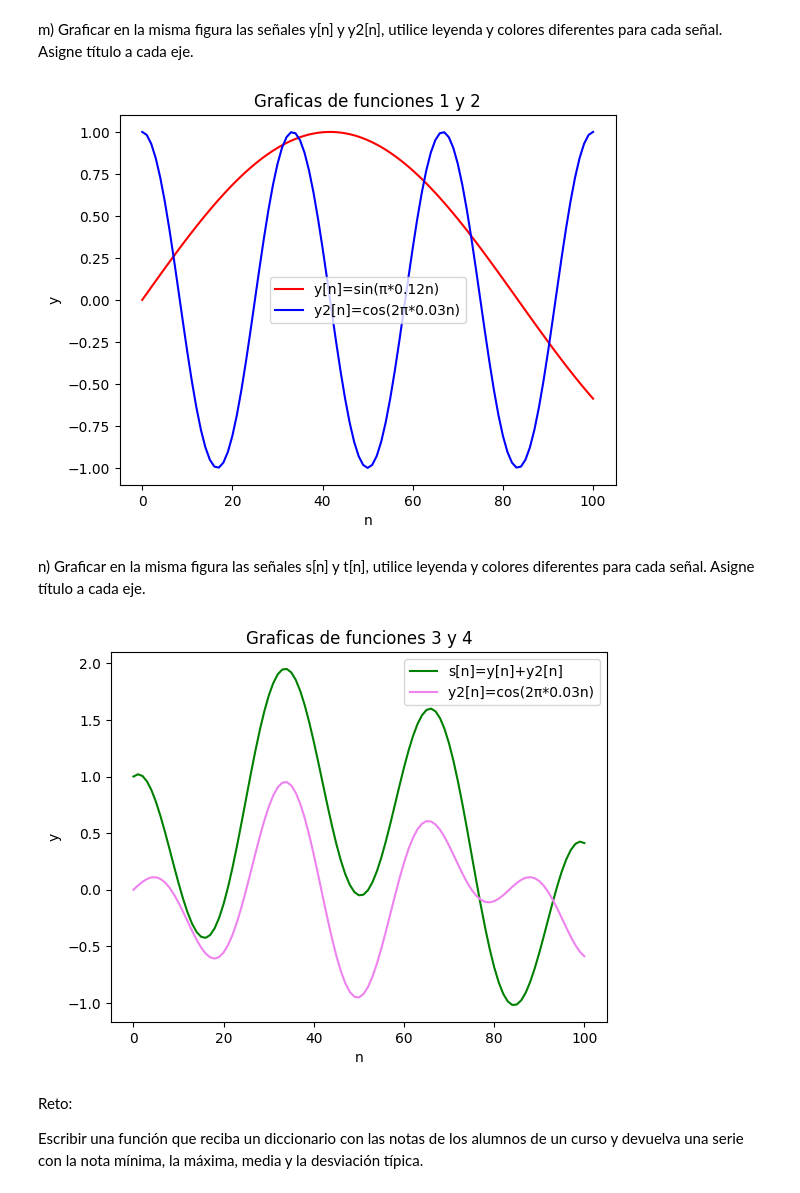
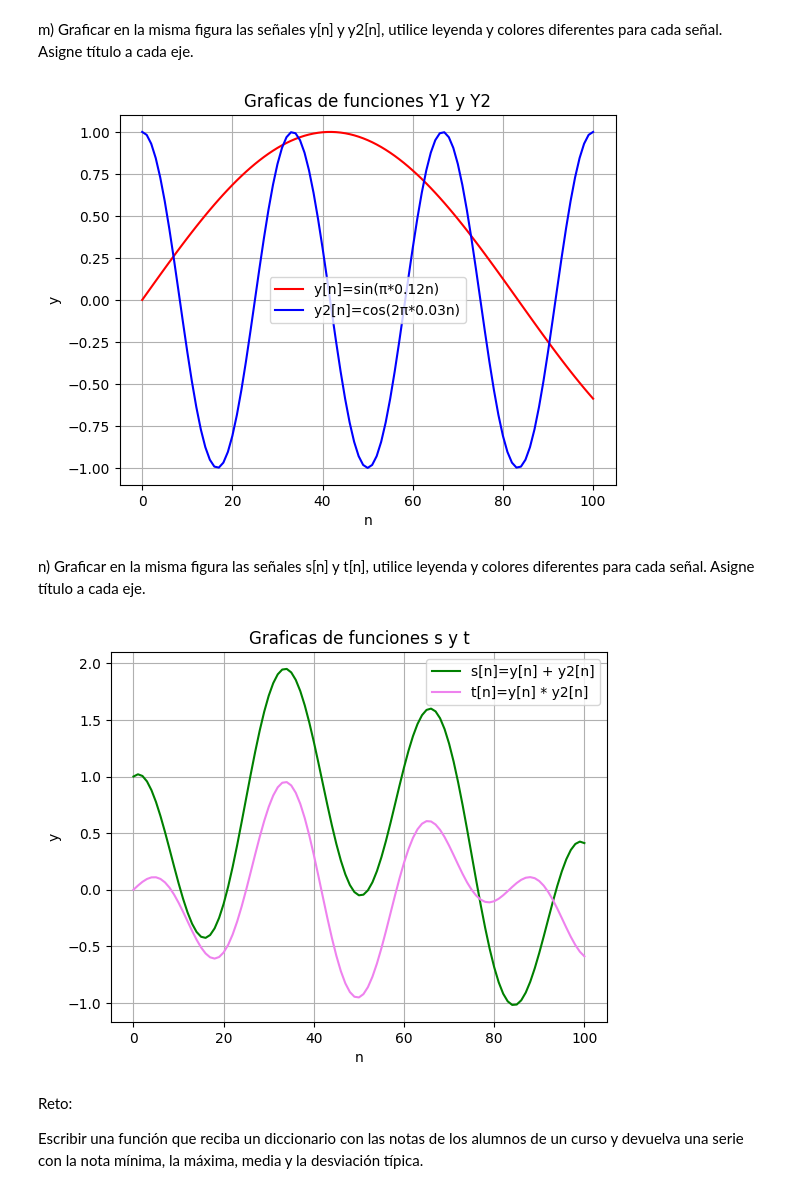
Before and after one commit to CristianFC23/Trabajo1_Lab_Biosenales, a Jupyter notebook: Practica_1_Cristian_Florez.ipynb, the cells around one changed output. Drawn from its saved outputs; the diff is of its cells as text; code cells hidden in the pictures.

```diff
--- a/Practica_1_Cristian_Florez.ipynb
+++ b/Practica_1_Cristian_Florez.ipynb
@@ -131,27 +135,30 @@ m)	Graficar en la misma figura las señales y[n] y y2[n], utilice leyenda y colo
 # %%
 # Crear la figura y los ejes
 plt.figure()
 
 # Graficar la primera ecuación con color rojo
 plt.plot(n, Y1, color='red', label='y[n]=sin⁡(π*0.12n)')
 
 # Graficar la segunda ecuación con color azul
 plt.plot(n, Y2, color='blue', label='y2[n]=cos⁡(2π*0.03n)')
 
 # Añadir las leyendas de los label en la figura
 plt.legend()
 
 # Añadir etiquetas a los ejes
 plt.xlabel('n')
 plt.ylabel('y')
 
 # Añadir un título
-plt.title('Graficas de funciones 1 y 2')
+plt.title('Graficas de funciones Y1 y Y2')
+
+# Mostrar cuadricula
+plt.grid(True)
 
 # Mostrar el gráfico
 plt.show()
 # %% [output]
-[figure, old version]
+[figure, new version]
 # %% [markdown]
 n)	Graficar en la misma figura las señales s[n] y t[n], utilice leyenda y colores diferentes para cada señal. Asigne título a cada eje.
 # %%
@@ -159,10 +166,10 @@ n)	Graficar en la misma figura las señales s[n] y t[n], utilice leyenda y color
 plt.figure()
 
 # Graficar la tercera ecuación con color rojo
-plt.plot(n, s, color='green', label='s[n]=y[n]+y2[n]')
+plt.plot(n, s, color='green', label='s[n]=y[n] + y2[n]')
 
 # Graficar la cuarta ecuación con color violeta
-plt.plot(n, t, color='violet', label='y2[n]=cos⁡(2π*0.03n)')
+plt.plot(n, t, color='violet', label='t[n]=y[n] * y2[n]')
 
 # Añadir las leyendas de los label en la figura
 plt.legend()
@@ -172,12 +179,15 @@ plt.xlabel('n')
 plt.ylabel('y')
 
 # Añadir un título
-plt.title('Graficas de funciones 3 y 4')
+plt.title('Graficas de funciones s y t')
+
+# Mostrar cuadricula
+plt.grid(True)
 
 # Mostrar el gráfico
 plt.show()
 # %% [output]
-[figure, old version]
+[figure, new version]
 # %% [markdown]
 Reto:
 >
```
Also changed, not shown: parts of 5 cells of this notebook.
